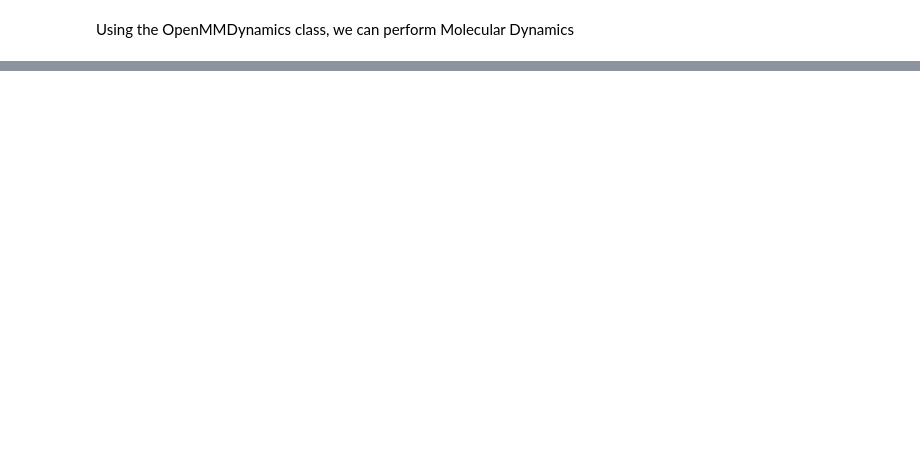
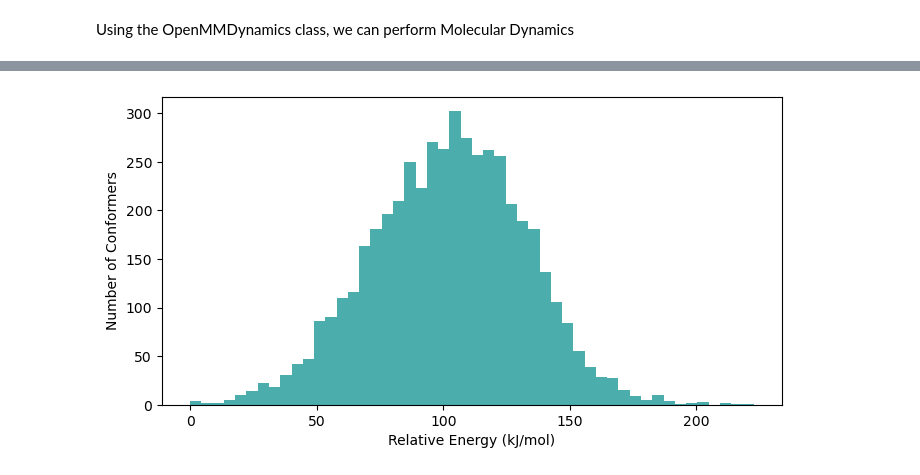
Before and after one commit to VeloxChem/vlx-notebook, a Jupyter notebook: workflow/Conformers.ipynb, the cells around one changed output, grey strips where cells are left out. Saved outputs shown, nothing was run; the diff lists cells and outputs as text; code cells hidden in the pictures; blank space fills up the shorter version.

Commit message:
Last fix to the conformer notebook for workflow paper

```diff
--- a/workflow/Conformers.ipynb
+++ b/workflow/Conformers.ipynb
@@ -78,10 +241,10 @@ Moreover, we have developed a function to extract conformers from the MD simulat
 # %%
-opm_energies, opm_geometries = opm_dyn.conformational_sampling(
+conformers_dict = opm_dyn.conformational_sampling(
                                 ensemble='NVT',
                                 temperature=1000,
                                 timestep=2.0,
-                                nsteps=100000,
-                                snapshots=500,
+                                nsteps=1000000,
+                                snapshots=5000,
                                 unique_conformers=True,
                                 qm_driver=None,
                                 basis=None,
@@ -88,0 +292,17 @@ opm_energies, opm_geometries = opm_dyn.conformational_sampling(
+# %%
+# plot the distribution of the relative energies of the conformers
+import matplotlib.pyplot as plt
+import numpy as np
+
+fig, ax = plt.subplots(figsize=(8, 4))
+ax.hist(conformers_dict['energies']-np.min(conformers_dict['energies']),
+        bins=50,
+        color='darkcyan',
+        alpha=0.7)
+plt.xlabel('Relative Energy (kJ/mol)')
+plt.ylabel('Number of Conformers')
+
+plt.savefig('conformer_energy_distribution.pdf')
+plt.show()
+# %% [output]
+[figure, added]
```
Also changed, not shown: parts of 22 cells of this notebook.
